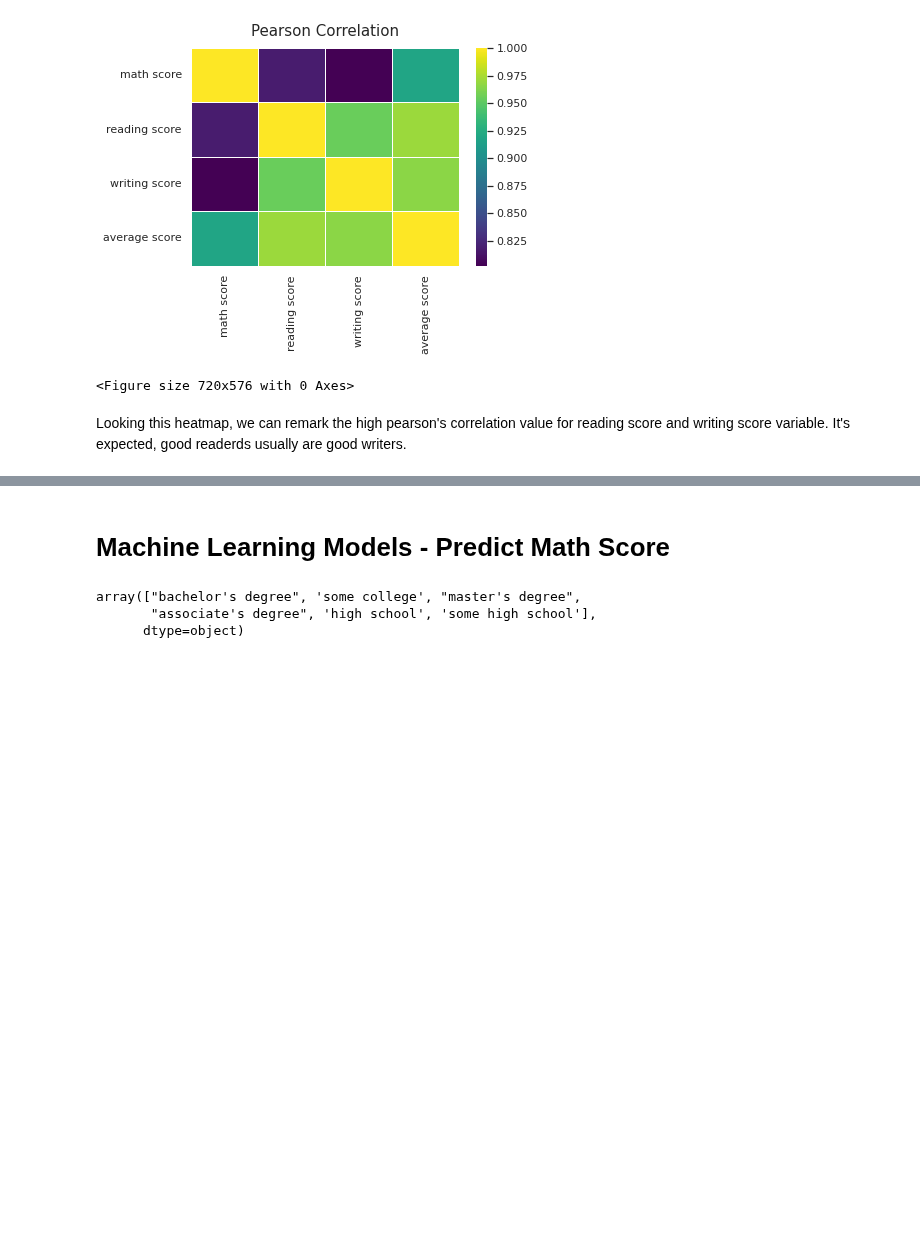
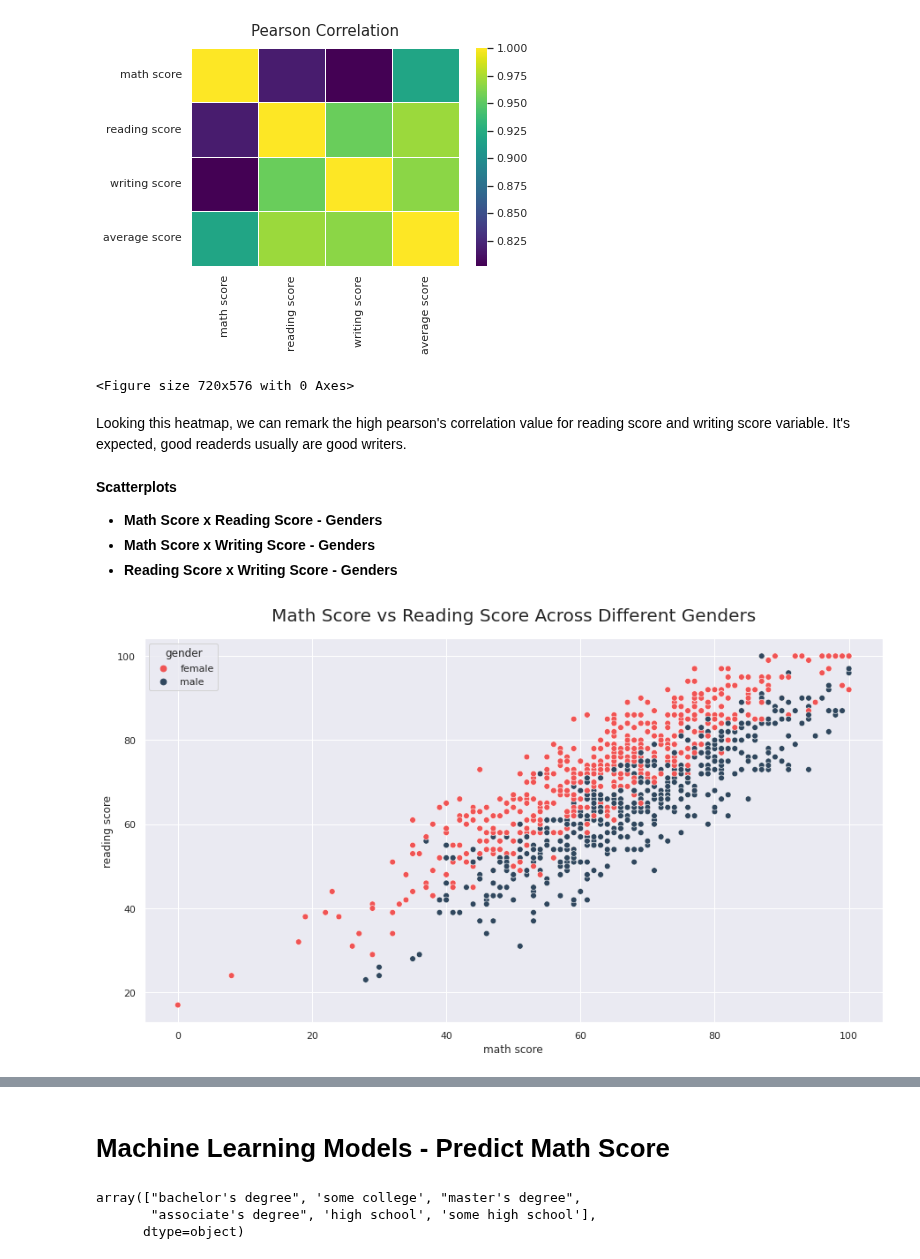
Before and after one commit to anibalfisico/Data-Science, a Jupyter notebook: students-performance-in-exams-usa.ipynb, the cells around one changed output, grey strips where cells are left out. Saved outputs shown, nothing was run; the diff lists cells and outputs as text; code cells hidden in the pictures; blank space fills up the shorter version.

```diff
--- a/students-performance-in-exams-usa.ipynb
+++ b/students-performance-in-exams-usa.ipynb
@@ -209,3 +213,24 @@ _ = plt.figure(figsize = (10,8))
 <Figure size 720x576 with 0 Axes>
 # %% [markdown]
 Looking this heatmap, we can remark the high pearson's correlation value for reading score and writing score variable. It's expected, good readerds usually are good writers.
+# %% [markdown]
+**Scatterplots**
+
+* **Math Score       x Reading Score - Genders**
+* **Math Score       x Writing Score - Genders**
+* **Reading Score    x Writing Score - Genders**
+# %%
+# Taking a subset of data (To keep things simple)
+df_scatter = df[['gender','math score','reading score','writing score']]
+
+# Visualizing the ScatterPlot
+plt.figure(figsize=[15,8])
+
+
+sns.scatterplot(x=df_scatter['math score'], y=df_scatter['reading score'], hue=df_scatter['gender'],
+                size=df_scatter["gender"], sizes=(45,45),
+                legend='auto',palette=['#F05454','#30475E'])
+plt.title("Math Score vs Reading Score Across Different Genders", size=20, pad=20)
+plt.show()
+# %% [output]
+[figure, added]
```
Also changed, not shown: parts of 11 cells of this notebook.
